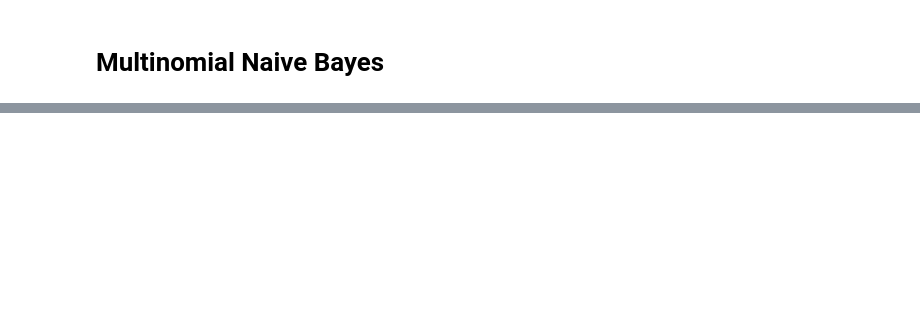
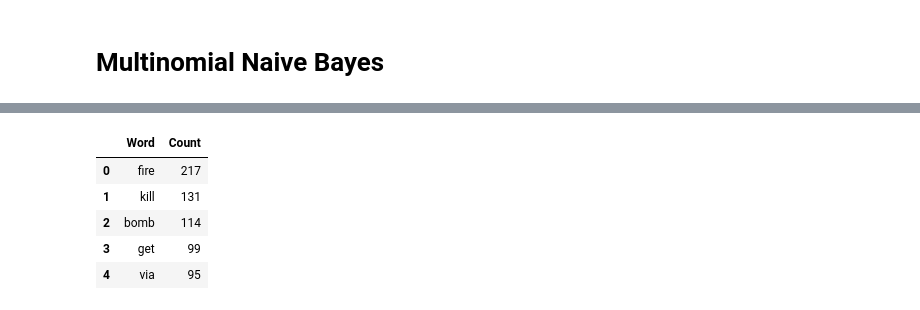
Before and after one commit to JericCantos/DisasterTweetPredictions, a Jupyter notebook: notebooks/DisasterTweetPrediction.ipynb, the cells around one changed output, grey strips where cells are left out. Cells and saved outputs as stored; diff of their text form; code cells hidden in the pictures; blank space fills up the shorter version.

```diff
--- a/notebooks/DisasterTweetPrediction.ipynb
+++ b/notebooks/DisasterTweetPrediction.ipynb
@@ -651,0 +744,22 @@ df_summary
+# %%
+def flatten_tweets(tweets):
+  return [word for tweet in tweets for word in tweet]
+# %%
+disaster_tokens = flatten_tweets(disaster_tweets)
+non_disaster_tokens = flatten_tweets(non_disaster_tweets)
+# %%
+disaster_word_counts = Counter(disaster_tokens)
+non_disaster_word_counts = Counter(non_disaster_tokens)
+# %%
+disaster_top_words = disaster_word_counts.most_common(15)
+non_disaster_top_words = non_disaster_word_counts.most_common(15)
+# %%
+disaster_df = pd.DataFrame(disaster_top_words, columns = ['Word','Count'])
+disaster_df.head()
+# %% [output]
+|  | Word | Count |
+| 0 | fire | 217 |
+| 1 | kill | 131 |
+| 2 | bomb | 114 |
+| 3 | get | 99 |
+| 4 | via | 95 |
```
Also changed, not shown: parts of 33 cells of this notebook.
